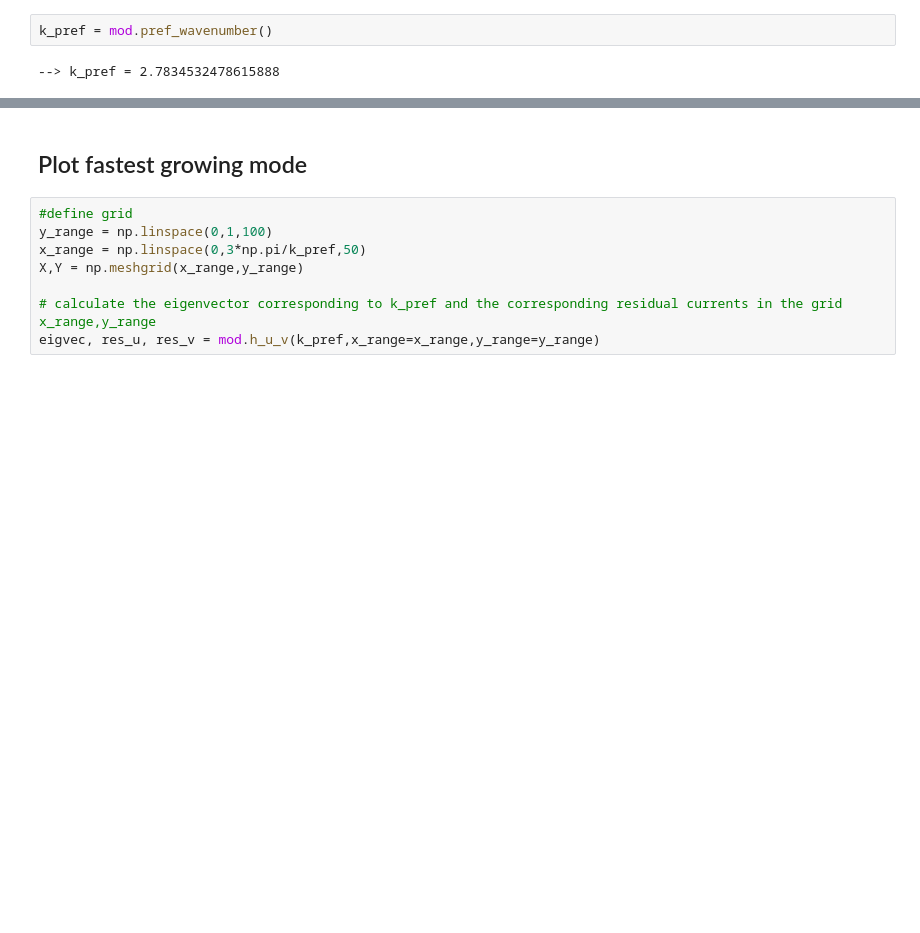
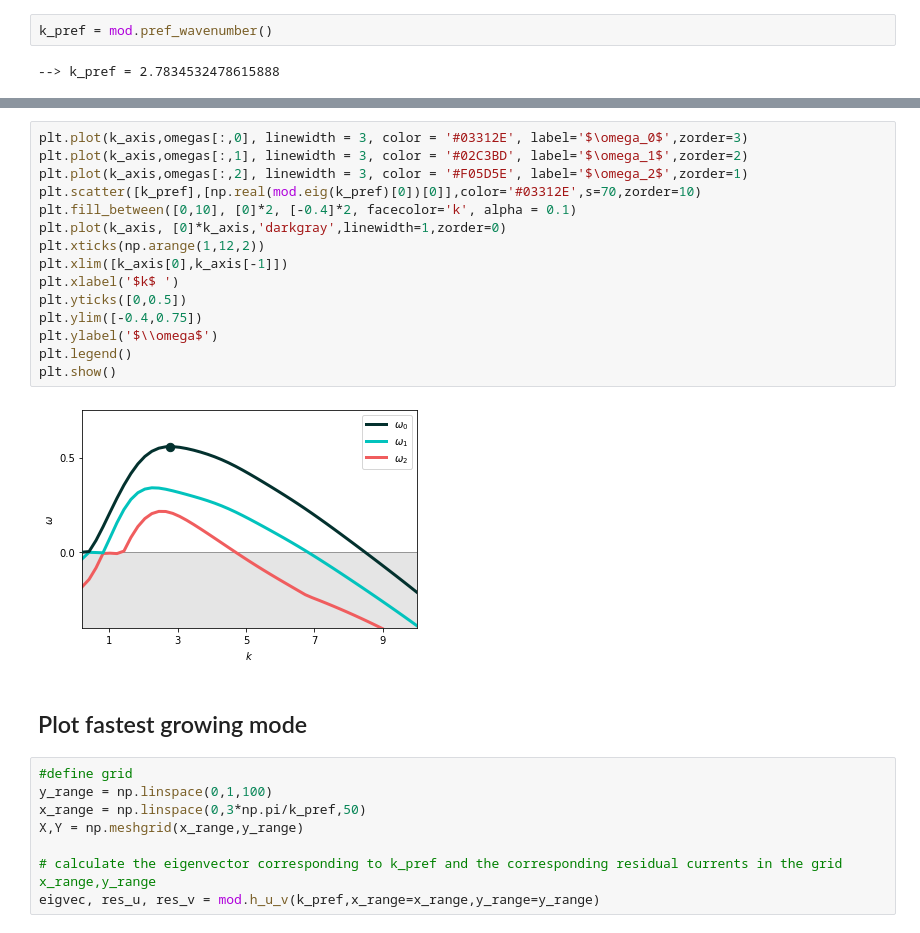
Before and after one commit to Tjebbe21/schramko_en_co, a Jupyter notebook: Example.ipynb, the cells around one changed output, grey strips where cells are left out. Cells and saved outputs as stored; diff of their text form; blank space fills up the shorter version.

```diff
--- a/Example.ipynb
+++ b/Example.ipynb
@@ -96,3 +80,20 @@ k_pref = mod.pref_wavenumber()
+# %%
+plt.plot(k_axis,omegas[:,0], linewidth = 3, color = '#03312E', label='$\omega_0$',zorder=3)
+plt.plot(k_axis,omegas[:,1], linewidth = 3, color = '#02C3BD', label='$\omega_1$',zorder=2)
+plt.plot(k_axis,omegas[:,2], linewidth = 3, color = '#F05D5E', label='$\omega_2$',zorder=1)
+plt.scatter([k_pref],[np.real(mod.eig(k_pref)[0])[0]],color='#03312E',s=70,zorder=10)
+plt.fill_between([0,10], [0]*2, [-0.4]*2, facecolor='k', alpha = 0.1)
+plt.plot(k_axis, [0]*k_axis,'darkgray',linewidth=1,zorder=0)
+plt.xticks(np.arange(1,12,2))
+plt.xlim([k_axis[0],k_axis[-1]])
+plt.xlabel('$k$ ')
+plt.yticks([0,0.5])
+plt.ylim([-0.4,0.75])
+plt.ylabel('$\\omega$')
+plt.legend()
+plt.show()
+# %% [output]
+[figure, added]
 # %% [markdown]
 ## Plot fastest growing mode
 # %%
```
Also changed, not shown: parts of 6 cells of this notebook.
